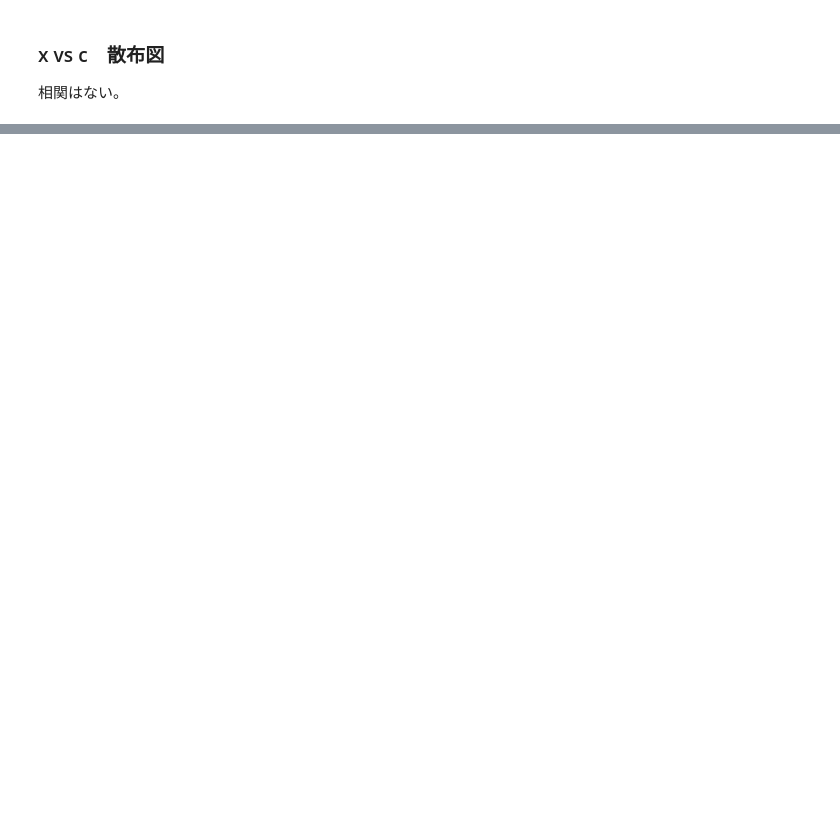
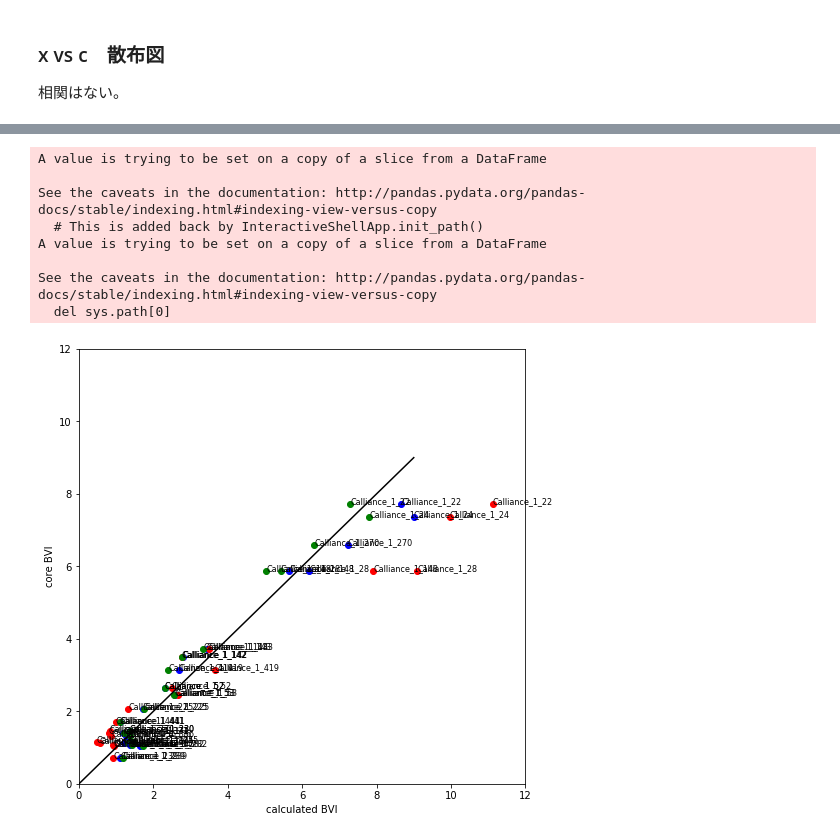
Before and after one commit to griCe14807/PPRT, a Jupyter notebook: src/Analyze/compare_cutoffBVI_spectralBVI.ipynb, the cells around one changed output, grey strips where cells are left out. Cells and saved outputs as stored; diff of their text form; code cells hidden in the pictures; blank space fills up the shorter version.

```diff
--- a/src/Analyze/compare_cutoffBVI_spectralBVI.ipynb
+++ b/src/Analyze/compare_cutoffBVI_spectralBVI.ipynb
@@ -153,0 +156,42 @@ See the caveats in the documentation: http://pandas.pydata.org/pandas-docs/stabl
+# %%
+fig = plt.figure(figsize=(12, 12))
+ax = fig.add_subplot(1, 1, 1)
+
+# x = yのライン
+a = np.arange(0, 10)
+ax.plot(a, a, color="black")
+
+# calc permeaility from averaged c,x and m, b to plot
+for key, group in the_df.groupby("ID"):
+
+    BVI_theoretical, BVI_theoretical_dx = calc_BVI.BVI_spectral_theoretical(averaged_x, group, the_Pci)
+    cutoff_BVI = calc_BVI.BVI_cutoff(group, averaged_c)
+    BVI_empirical, BVI_empirical_dm, BVI_empirical_db = calc_BVI.BVI_spectral_empirical(group, optimized_m, optimized_b)
+
+    core_BVI = group.BVI_Por_cum.iloc[-1]
+
+    # core BVI vs spectral BVI
+    ax.scatter(BVI_theoretical, core_BVI, c="blue")
+    ax.annotate(key, (BVI_theoretical, core_BVI), size=8)
+
+    ax.scatter(cutoff_BVI, core_BVI, c="red")
+    ax.annotate(key, (cutoff_BVI, core_BVI), size=8)
+
+    ax.scatter(BVI_empirical, core_BVI, c="green")
+    ax.annotate(key, (BVI_empirical, core_BVI), size=8)
+
+plt.xlim(0, 12)
+plt.ylim(0, 12)
+plt.xlabel('calculated BVI')
+plt.ylabel('core BVI')
+plt.show()
+# %% [output]
+A value is trying to be set on a copy of a slice from a DataFrame
+
+See the caveats in the documentation: http://pandas.pydata.org/pandas-docs/stable/indexing.html#indexing-view-versus-copy
+  # This is added back by InteractiveShellApp.init_path()
+A value is trying to be set on a copy of a slice from a DataFrame
+
+See the caveats in the documentation: http://pandas.pydata.org/pandas-docs/stable/indexing.html#indexing-view-versus-copy
+  del sys.path[0]
+[figure, added]
```
Also changed, not shown: parts of 5 cells of this notebook, 8 other files.
